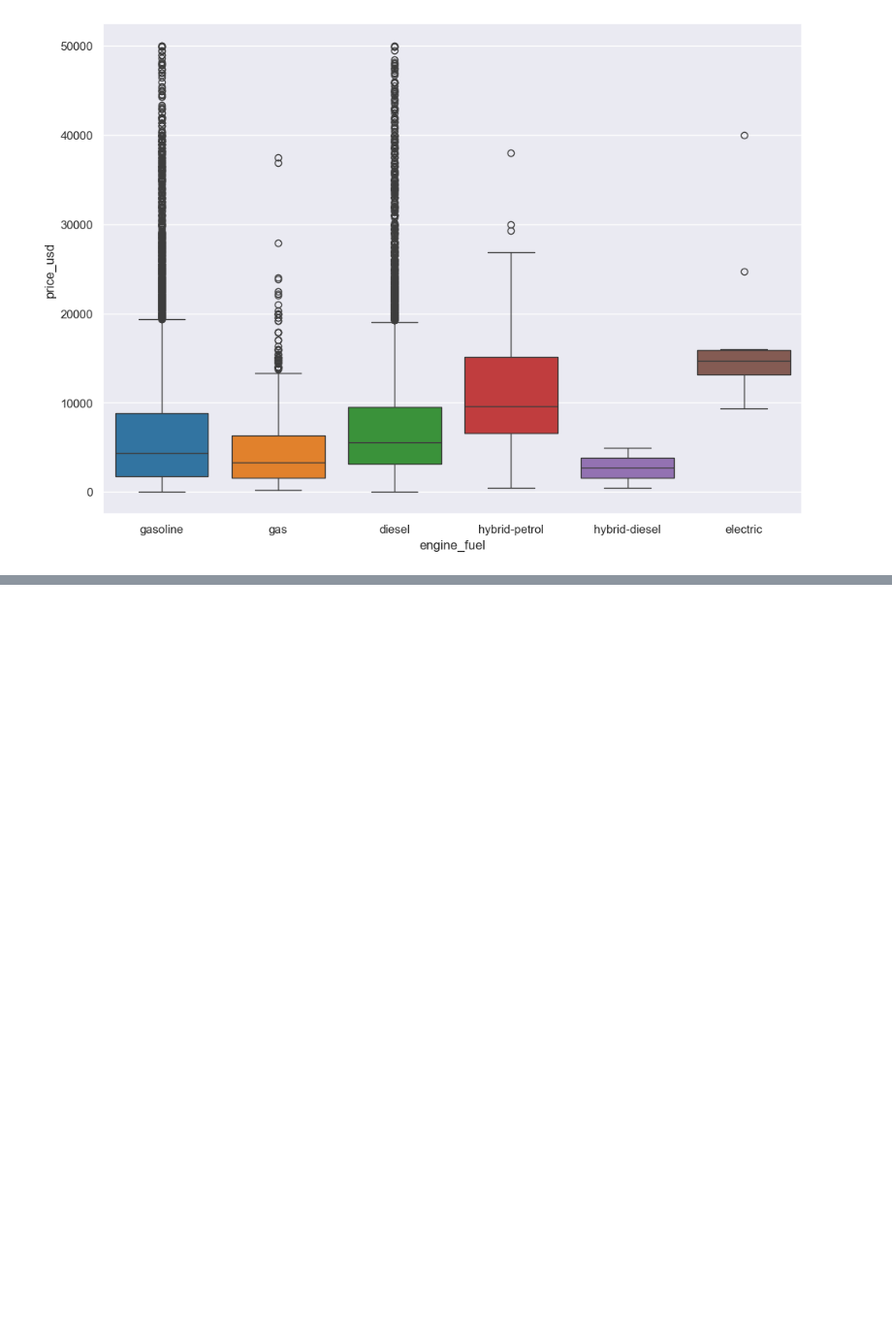
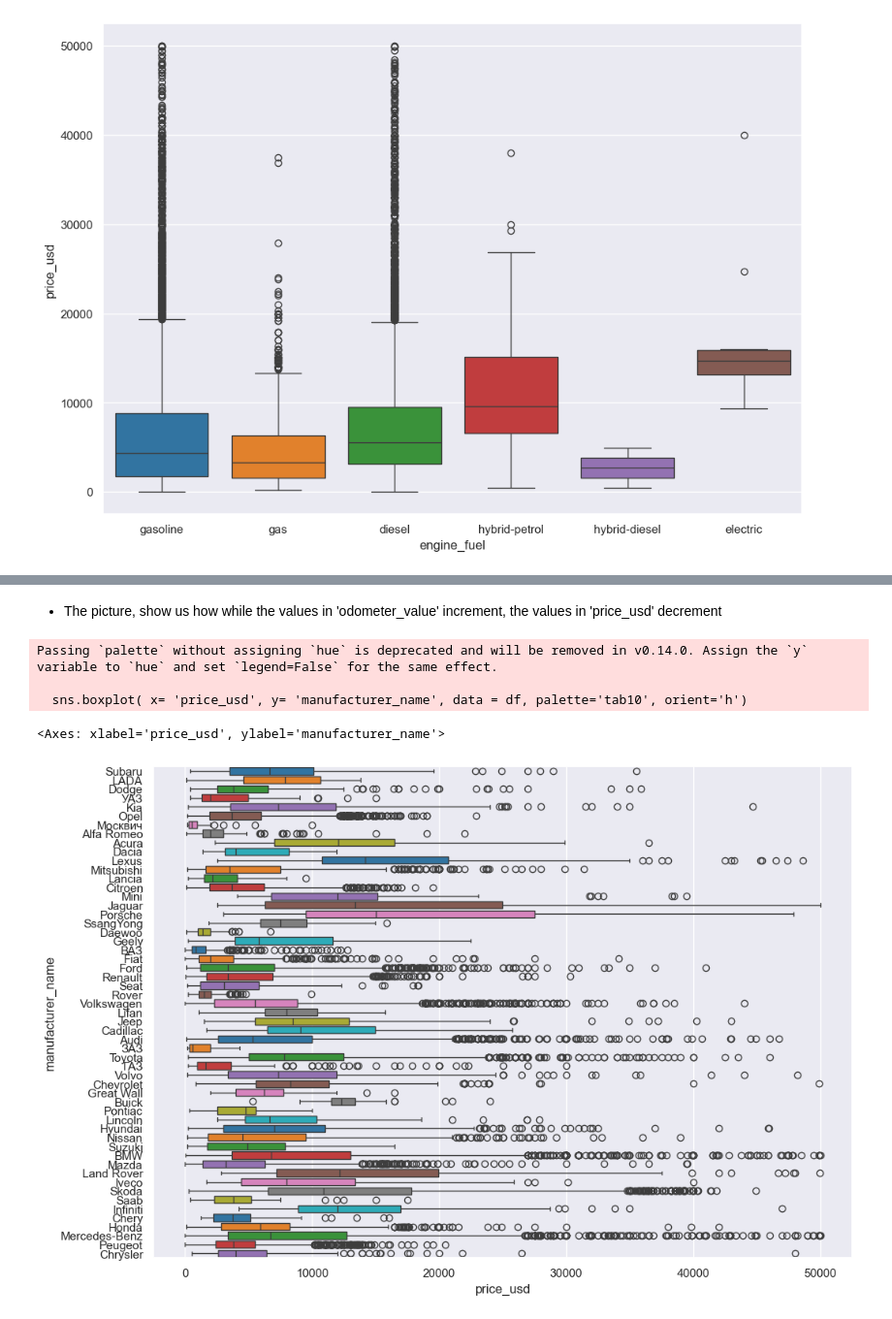
Before and after one commit to Jeison68/CarsProject, a Jupyter notebook: tipo_datos.ipynb, the cells around one changed output, grey strips where cells are left out. Shown: that part at 97% size. Cells and saved outputs as stored; diff of their text form; code cells hidden in the pictures; blank space fills up the shorter version.

```diff
--- a/tipo_datos.ipynb
+++ b/tipo_datos.ipynb
@@ -157,0 +163,10 @@ Passing `palette` without assigning `hue` is deprecated and will be removed in v
+# %% [markdown]
+* The picture, show us how while the values in 'odometer_value' increment, the values in 'price_usd' decrement
+# %%
+sns.boxplot( x= 'price_usd', y= 'manufacturer_name', data = df, palette='tab10', orient='h')
+# %% [output]
+Passing `palette` without assigning `hue` is deprecated and will be removed in v0.14.0. Assign the `y` variable to `hue` and set `legend=False` for the same effect.
+
+  sns.boxplot( x= 'price_usd', y= 'manufacturer_name', data = df, palette='tab10', orient='h')
+<Axes: xlabel='price_usd', ylabel='manufacturer_name'>
+[figure, added]
```
Also changed, not shown: parts of 5 cells of this notebook.
